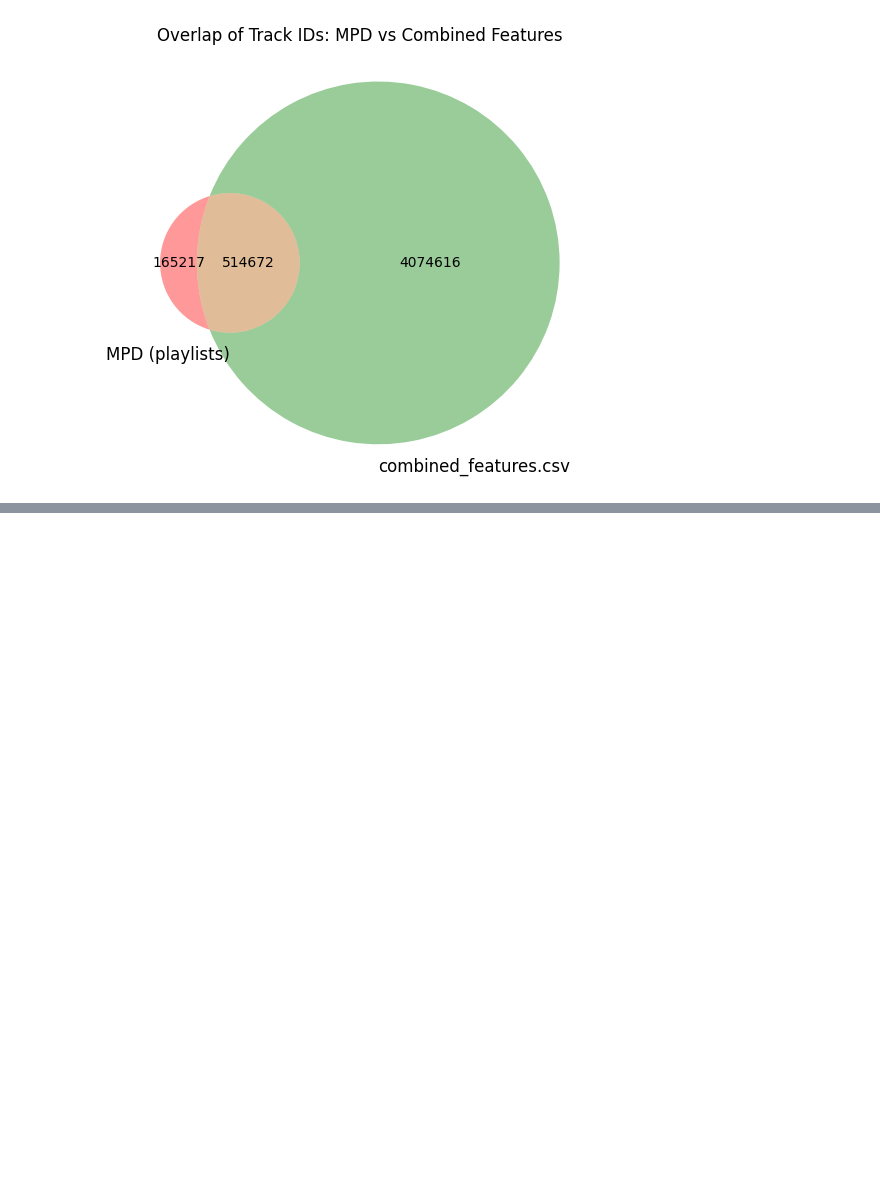
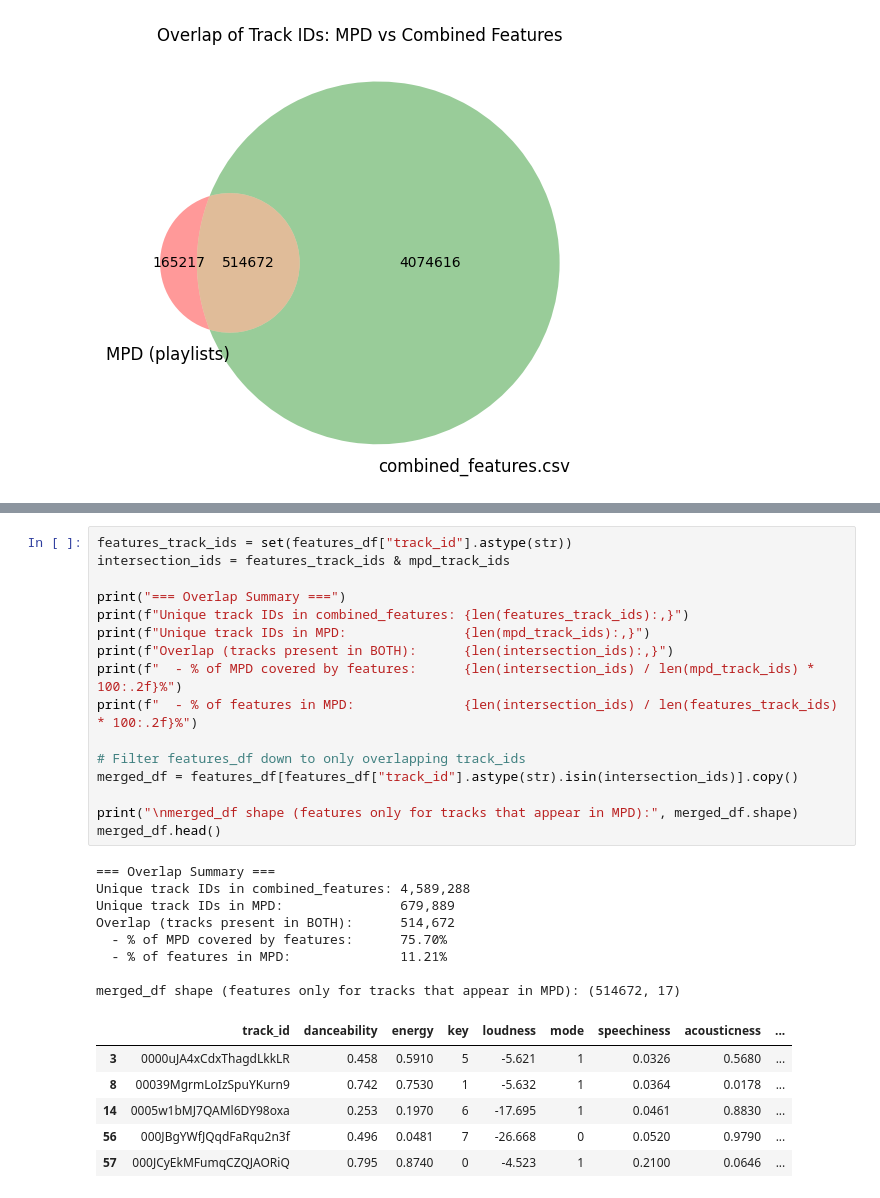
Before and after one commit to KieranSatheesan/Music_Recommender, a Jupyter notebook: notebooks/04_overlap.ipynb, the cells around one changed output, grey strips where cells are left out. Drawn from its saved outputs; the diff is of its cells as text; blank space fills up the shorter version.

```diff
--- a/notebooks/overlap.ipynb
+++ b/notebooks/04_overlap.ipynb
@@ -206,0 +207,31 @@ Sample of overlapping tracks from combined_features:
+# %%
+features_track_ids = set(features_df["track_id"].astype(str))
+intersection_ids = features_track_ids & mpd_track_ids
+
+print("=== Overlap Summary ===")
+print(f"Unique track IDs in combined_features: {len(features_track_ids):,}")
+print(f"Unique track IDs in MPD:               {len(mpd_track_ids):,}")
+print(f"Overlap (tracks present in BOTH):      {len(intersection_ids):,}")
+print(f"  - % of MPD covered by features:      {len(intersection_ids) / len(mpd_track_ids) * 100:.2f}%")
+print(f"  - % of features in MPD:              {len(intersection_ids) / len(features_track_ids) * 100:.2f}%")
+
+# Filter features_df down to only overlapping track_ids
+merged_df = features_df[features_df["track_id"].astype(str).isin(intersection_ids)].copy()
+
+print("\nmerged_df shape (features only for tracks that appear in MPD):", merged_df.shape)
+merged_df.head()
+# %% [output]
+=== Overlap Summary ===
+Unique track IDs in combined_features: 4,589,288
+Unique track IDs in MPD:               679,889
+Overlap (tracks present in BOTH):      514,672
+  - % of MPD covered by features:      75.70%
+  - % of features in MPD:              11.21%
+
+merged_df shape (features only for tracks that appear in MPD): (514672, 17)
+|  | track_id | danceability | energy | key | loudness | mode | speechiness | acousticness | ... |
+| 3 | 0000uJA4xCdxThagdLkkLR | 0.458 | 0.5910 | 5 | -5.621 | 1 | 0.0326 | 0.5680 | ... |
+| 8 | 00039MgrmLoIzSpuYKurn9 | 0.742 | 0.7530 | 1 | -5.632 | 1 | 0.0364 | 0.0178 | ... |
+| 14 | 0005w1bMJ7QAMl6DY98oxa | 0.253 | 0.1970 | 6 | -17.695 | 1 | 0.0461 | 0.8830 | ... |
+| 56 | 000JBgYWfJQqdFaRqu2n3f | 0.496 | 0.0481 | 7 | -26.668 | 0 | 0.0520 | 0.9790 | ... |
+| 57 | 000JCyEkMFumqCZQJAORiQ | 0.795 | 0.8740 | 0 | -4.523 | 1 | 0.2100 | 0.0646 | ... |
```
Also changed, not shown: parts of 4 cells of this notebook, 8 other files.
